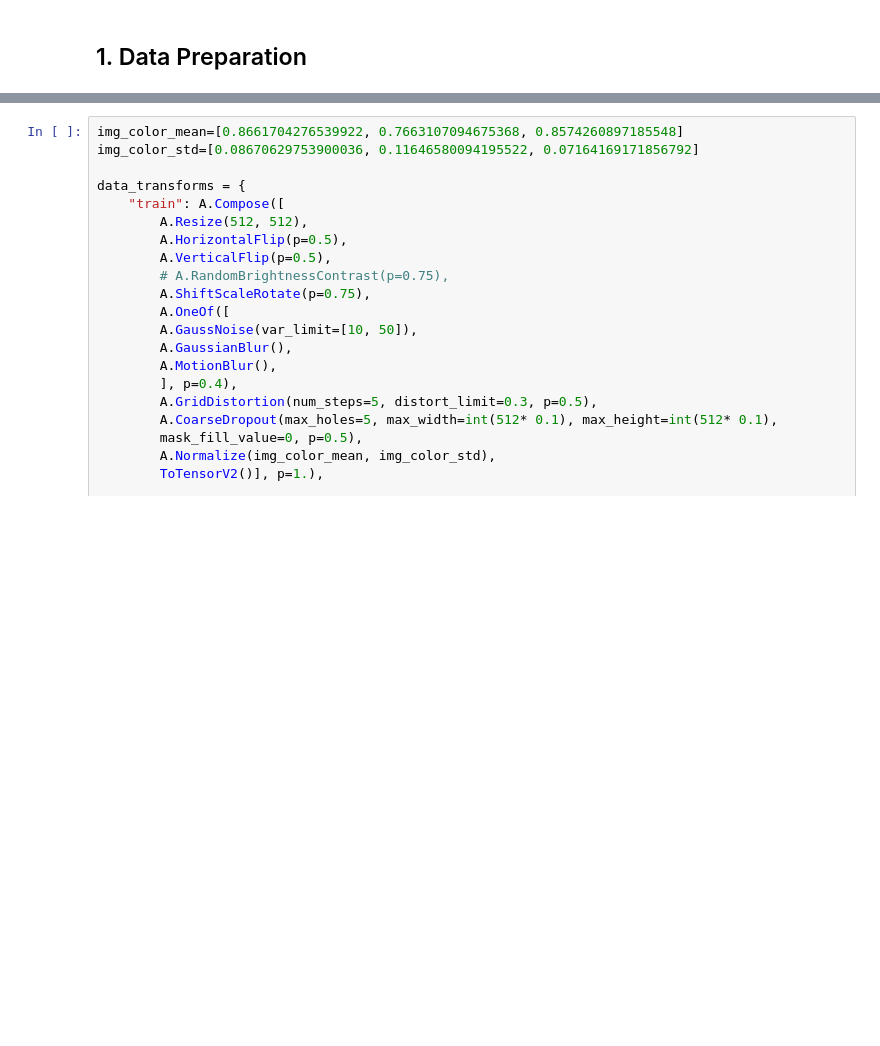
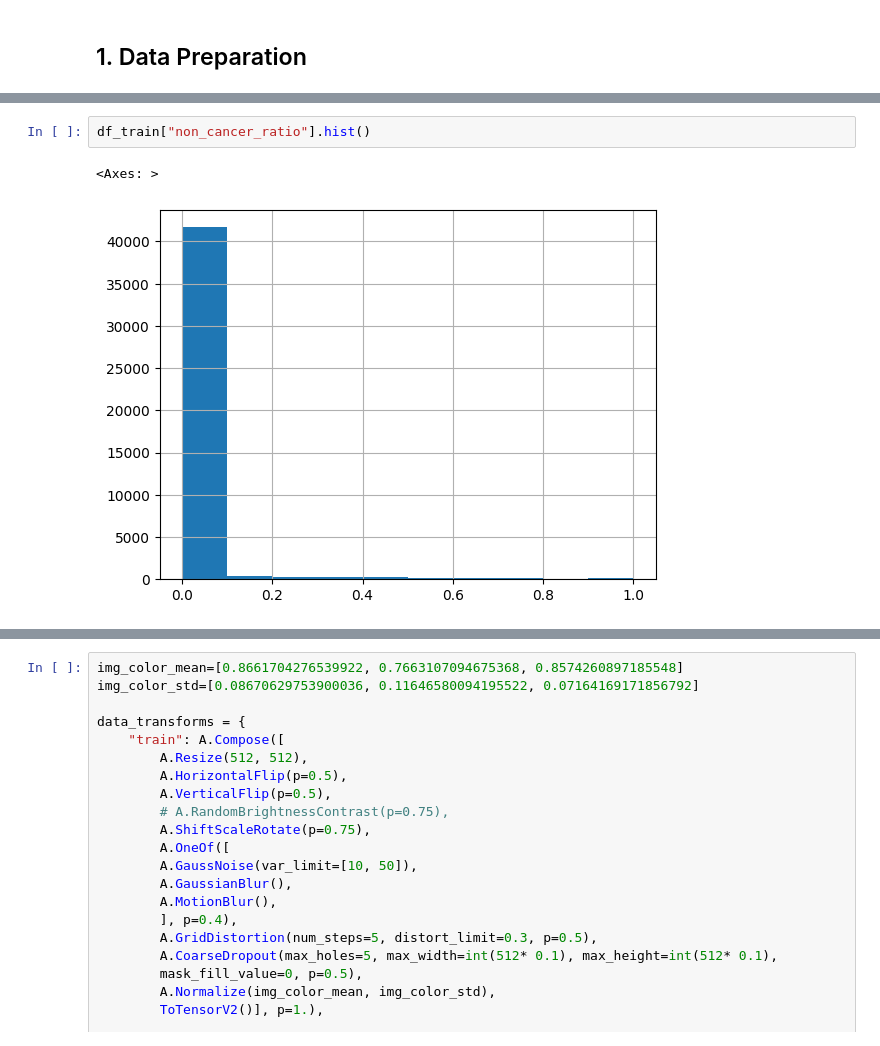
Before and after one commit to Niggl0n/UBC_Cancer_Classification, a Jupyter notebook: ubc-binary-cancer-tissue-classifier-wsi-0-25x.ipynb, the cells around one changed output, grey strips where cells are left out. Saved outputs shown, nothing was run; the diff lists cells and outputs as text; blank space fills up the shorter version.

```diff
--- a/ubc-binary-cancer-tissue-classifier-wsi-0-25x.ipynb
+++ b/ubc-binary-cancer-tissue-classifier-wsi-0-25x.ipynb
@@ -160,0 +166,5 @@ display(df_train.sample(5))
+# %%
+df_train["non_cancer_ratio"].hist()
+# %% [output]
+<Axes: >
+[figure, added]
```
Also changed, not shown: parts of 24 cells of this notebook.
